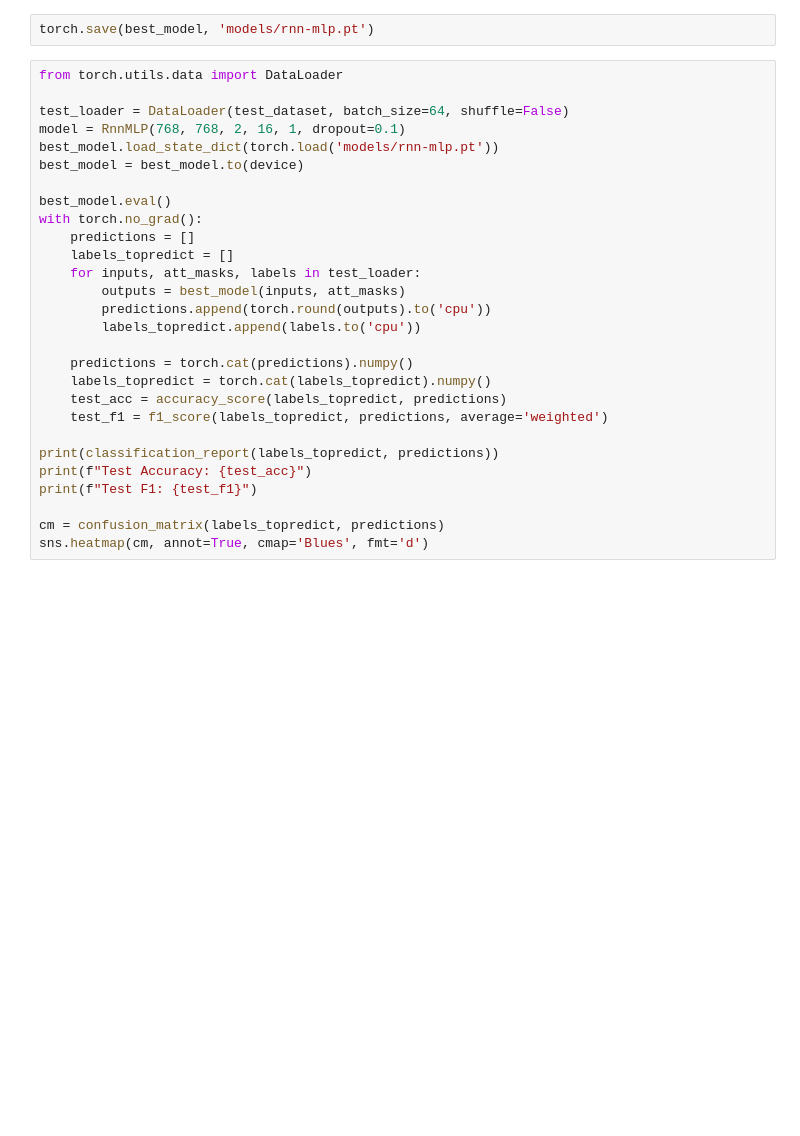
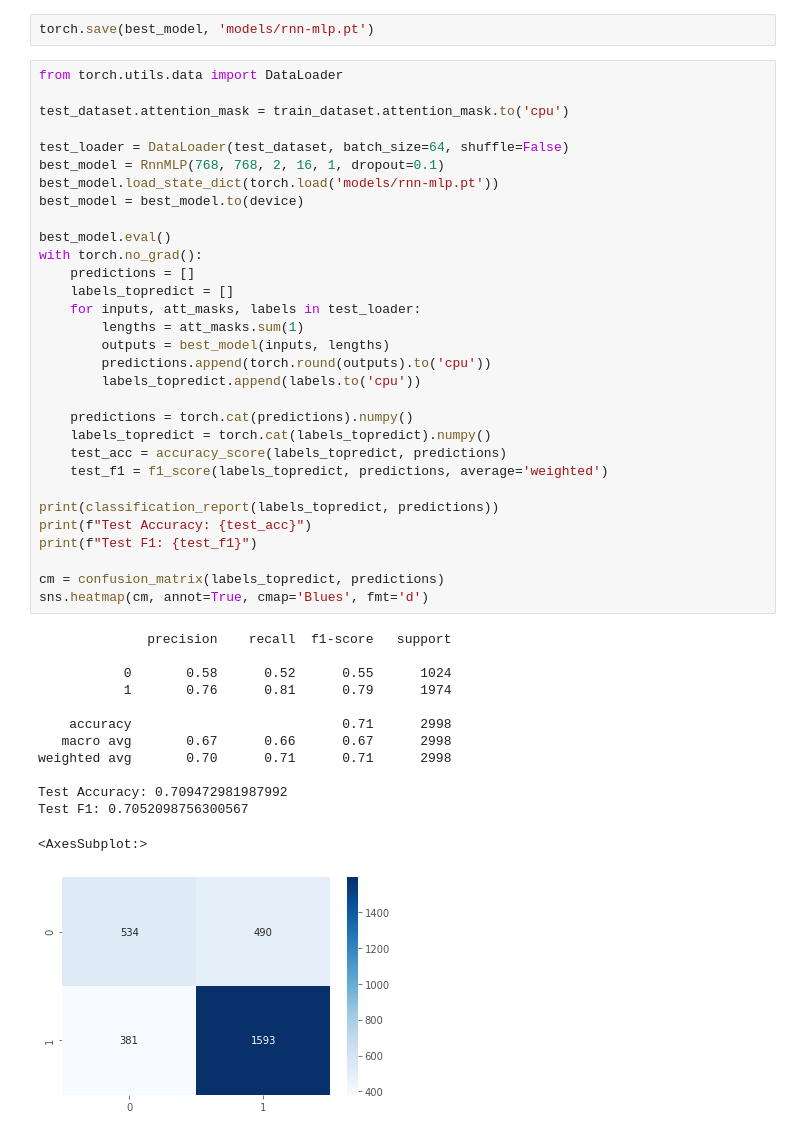
Before and after one commit to lilf4p/hlt-project, a Jupyter notebook: notebook/chunk_classification.ipynb, the cells around one changed output. Drawn from its saved outputs; the diff is of its cells as text; blank space fills up the shorter version.

```diff
--- a/notebook/chunk_classification.ipynb
+++ b/notebook/chunk_classification.ipynb
@@ -257,28 +361,45 @@ torch.save(best_model, 'models/rnn-mlp.pt')
 # %%
 from torch.utils.data import DataLoader
 
+test_dataset.attention_mask = train_dataset.attention_mask.to('cpu')
+
 test_loader = DataLoader(test_dataset, batch_size=64, shuffle=False)
-model = RnnMLP(768, 768, 2, 16, 1, dropout=0.1)
+best_model = RnnMLP(768, 768, 2, 16, 1, dropout=0.1)
 best_model.load_state_dict(torch.load('models/rnn-mlp.pt'))
 best_model = best_model.to(device)
 
 best_model.eval()
 with torch.no_grad():
     predictions = []
     labels_topredict = []
     for inputs, att_masks, labels in test_loader:
-        outputs = best_model(inputs, att_masks)
+        lengths = att_masks.sum(1)
+        outputs = best_model(inputs, lengths)
         predictions.append(torch.round(outputs).to('cpu'))
         labels_topredict.append(labels.to('cpu'))
 
     predictions = torch.cat(predictions).numpy()
     labels_topredict = torch.cat(labels_topredict).numpy()
     test_acc = accuracy_score(labels_topredict, predictions)
     test_f1 = f1_score(labels_topredict, predictions, average='weighted')
 
 print(classification_report(labels_topredict, predictions))
 print(f"Test Accuracy: {test_acc}")
 print(f"Test F1: {test_f1}")
 
 cm = confusion_matrix(labels_topredict, predictions)
 sns.heatmap(cm, annot=True, cmap='Blues', fmt='d')
+# %% [output]
+              precision    recall  f1-score   support
+
+           0       0.58      0.52      0.55      1024
+           1       0.76      0.81      0.79      1974
+
+    accuracy                           0.71      2998
+   macro avg       0.67      0.66      0.67      2998
+weighted avg       0.70      0.71      0.71      2998
+
+Test Accuracy: 0.709472981987992
+Test F1: 0.7052098756300567
+<AxesSubplot:>
+[figure, added]
```
Also changed, not shown: parts of 14 cells of this notebook.
